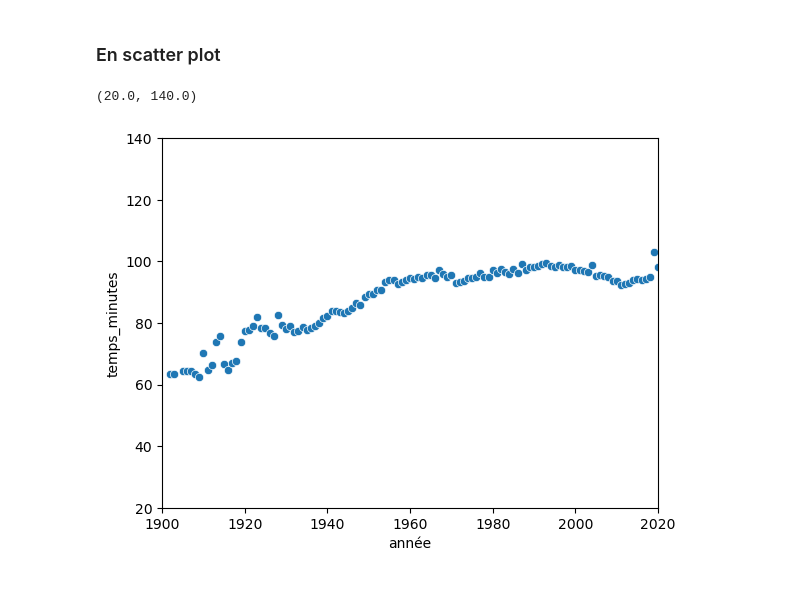
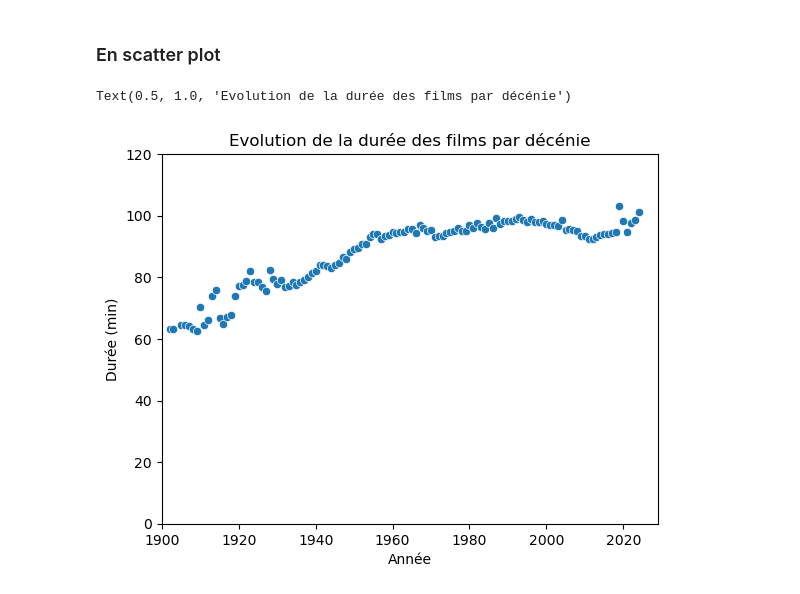
Before and after one commit to LunaGTN/film_recommendation_system, a Jupyter notebook: analyse.ipynb, the cells around one changed output. Drawn from its saved outputs; the diff is of its cells as text; code cells hidden in the pictures.

```diff
--- a/analyse.ipynb
+++ b/analyse.ipynb
@@ -39,9 +52,12 @@ plt.axhline(moyenne, color='purple', linestyle='-.')
 # %%
 moyenne_annuelle =  df_film.groupby('année')['temps_minutes'].mean().reset_index()
 
 sns.scatterplot(data = moyenne_annuelle, x = "année", y = "temps_minutes")
-plt.xlim(1900, 2020)
-plt.ylim(20,140)
+plt.xlim(1900, 2029)
+plt.ylim(0,120)
+plt.ylabel("Durée (min)")
+plt.xlabel("Année")
+plt.title("Evolution de la durée des films par décénie")
 # %% [output]
-(20.0, 140.0)
+Text(0.5, 1.0, 'Evolution de la durée des films par décénie')
-[figure, old version]
+[figure, new version]
```
Also changed, not shown: parts of 15 cells of this notebook.
